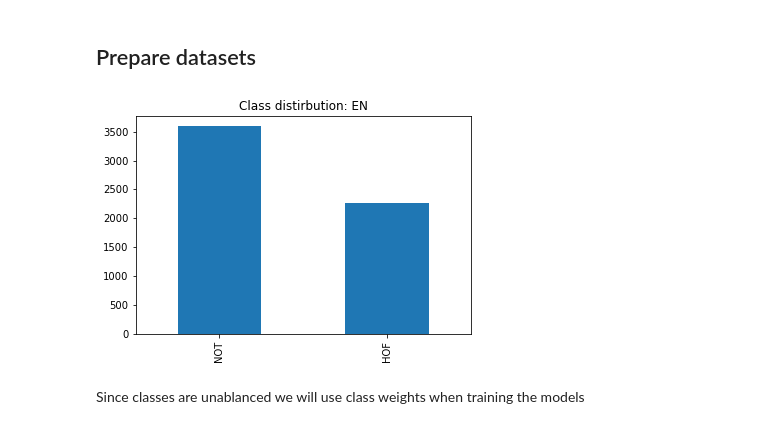
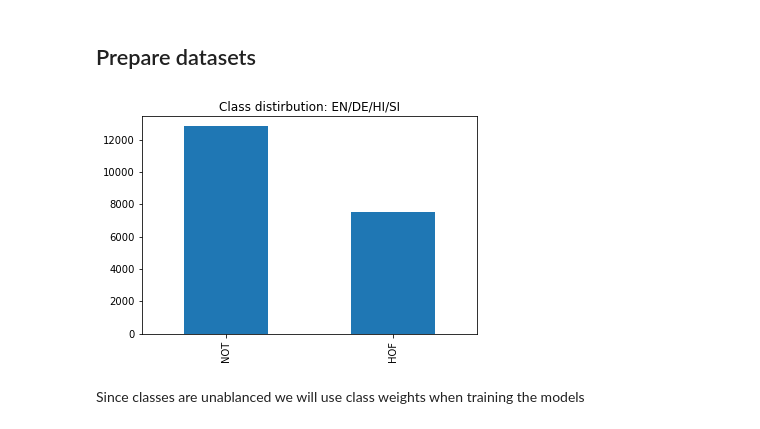
Before and after one commit to arruw/fri-2021-nlp-project, a Jupyter notebook: src/eval-bert.ipynb, the cells around one changed output. Saved outputs shown, nothing was run; the diff lists cells and outputs as text; code cells hidden in the pictures.

```diff
--- a/src/eval-bert.ipynb
+++ b/src/eval-bert.ipynb
@@ -74,18 +71,24 @@ def load_senti_news_dataset(path):
     return data_df
 
 train_en_df = load_hasoc_dataset("data/non-processed/dataset13/hasoc_2019/english/english_dataset/english_dataset.tsv")
+train_de_df = load_hasoc_dataset("data/non-processed/dataset13/hasoc_2019/german/german_dataset/german_dataset.tsv")
+train_hi_df = load_hasoc_dataset("data/non-processed/dataset13/hasoc_2019/hindi/hindi_dataset/hindi_dataset.tsv")
 
 test_en_df = load_hasoc_dataset("data/non-processed/dataset13/hasoc_2019/english/english_dataset/hasoc2019_en_test-2919.tsv")
 test_de_df = load_hasoc_dataset("data/non-processed/dataset13/hasoc_2019/german/german_dataset/hasoc_de_test_gold.tsv")
 test_hi_df = load_hasoc_dataset("data/non-processed/dataset13/hasoc_2019/hindi/hindi_dataset/hasoc2019_hi_test_gold_2919.tsv")
-_, test_si_df = train_test_split(load_senti_news_dataset("/hdd/matjazibb/dataset/senti-news/SentiNews_sentence-level.txt"), test_size=0.005)
+
+train_si_df, test_si_df = train_test_split(load_senti_news_dataset("data/non-processed/dataset10/SentiNews_sentence-level.txt"), test_size=0.005)
+
+train_ml_df = pd.concat([train_en_df, train_de_df, train_hi_df, train_si_df.sample(n=6000)])
+test_ml_df  = pd.concat([test_en_df,  test_de_df,  test_hi_df,  test_si_df                ])
 # %%
 def plot_class_hist(data_df, title):
     data_df["labels"].value_counts().plot(kind="bar", title=f"Class distirbution: {title}")
-# %%
-plot_class_hist(train_en_df, "EN")
-# %% [output]
-[figure, removed]
+# %%
+plot_class_hist(train_ml_df, "EN/DE/HI/SI")
+# %% [output]
+[figure, added]
 # %% [markdown]
 Since classes are unablanced we will use class weights when training the models
 # %% [markdown]
```
Also changed, not shown: parts of 7 cells of this notebook, 5 other files.
